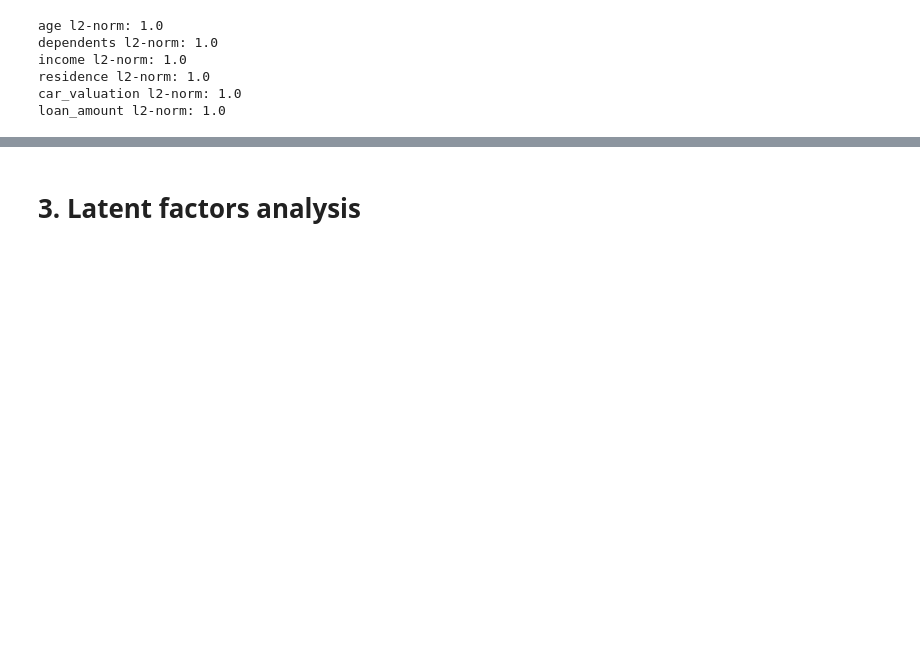
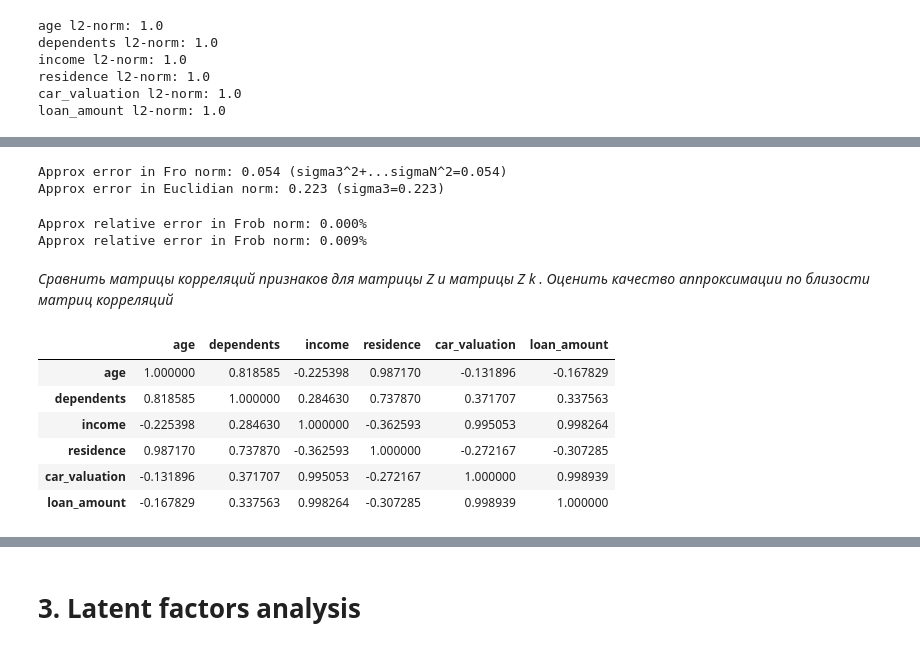
Before and after one commit to CodeSopranos/lab-2-data-analysis, a Jupyter notebook: lab2.ipynb, the cells around one changed output, grey strips where cells are left out. Saved outputs shown, nothing was run; the diff lists cells and outputs as text; code cells hidden in the pictures; blank space fills up the shorter version.

```diff
--- a/lab2.ipynb
+++ b/lab2.ipynb
@@ -166,0 +247,19 @@ Visualization
+# %%
+Z_errors = Z - Z_K
+enorm_F = np.linalg.norm(Z_errors, ord='fro') ** 2
+enorm_2 = np.linalg.norm(Z_errors, ord=2)
+
+print(f'Approx error in Fro norm: {enorm_F:.3f} (sigma{K+1}^2+...sigmaN^2={np.sum(S[2:]**2):.3f})')
+print(f'Approx error in Euclidian norm: {enorm_2:.3f} (sigma{K+1}={S[K]:.3f})')
+# %% [output]
+Approx error in Fro norm: 0.054 (sigma3^2+...sigmaN^2=0.054)
+Approx error in Euclidian norm: 0.223 (sigma3=0.223)
+# %%
+relative_enorm_F = enorm_F /  np.linalg.norm(Z, ord='fro') ** 2
+print(f'Approx relative error in Frob norm: {(1 - explained_var_2comp) * 100:.3f}%')
+print(f'Approx relative error in Frob norm: {(relative_enorm_F):.3f}%')
+# %% [output]
+Approx relative error in Frob norm: 0.000%
+Approx relative error in Frob norm: 0.009%
+# %% [markdown]
+*Сравнить матрицы корреляций признаков для матрицы Z и матрицы Z k . Оценить качество аппроксимации по близости матриц корреляций*
@@ -166,0 +268,11 @@ Visualization
+# %%
+Z_corr = df_normalized.corr()
+df_normalized.corr()
+# %% [output]
+|  | age | dependents | income | residence | car_valuation | loan_amount |
+| age | 1.000000 | 0.818585 | -0.225398 | 0.987170 | -0.131896 | -0.167829 |
+| dependents | 0.818585 | 1.000000 | 0.284630 | 0.737870 | 0.371707 | 0.337563 |
+| income | -0.225398 | 0.284630 | 1.000000 | -0.362593 | 0.995053 | 0.998264 |
+| residence | 0.987170 | 0.737870 | -0.362593 | 1.000000 | -0.272167 | -0.307285 |
+| car_valuation | -0.131896 | 0.371707 | 0.995053 | -0.272167 | 1.000000 | 0.998939 |
+| loan_amount | -0.167829 | 0.337563 | 0.998264 | -0.307285 | 0.998939 | 1.000000 |
```
Also changed, not shown: parts of 18 cells of this notebook.
